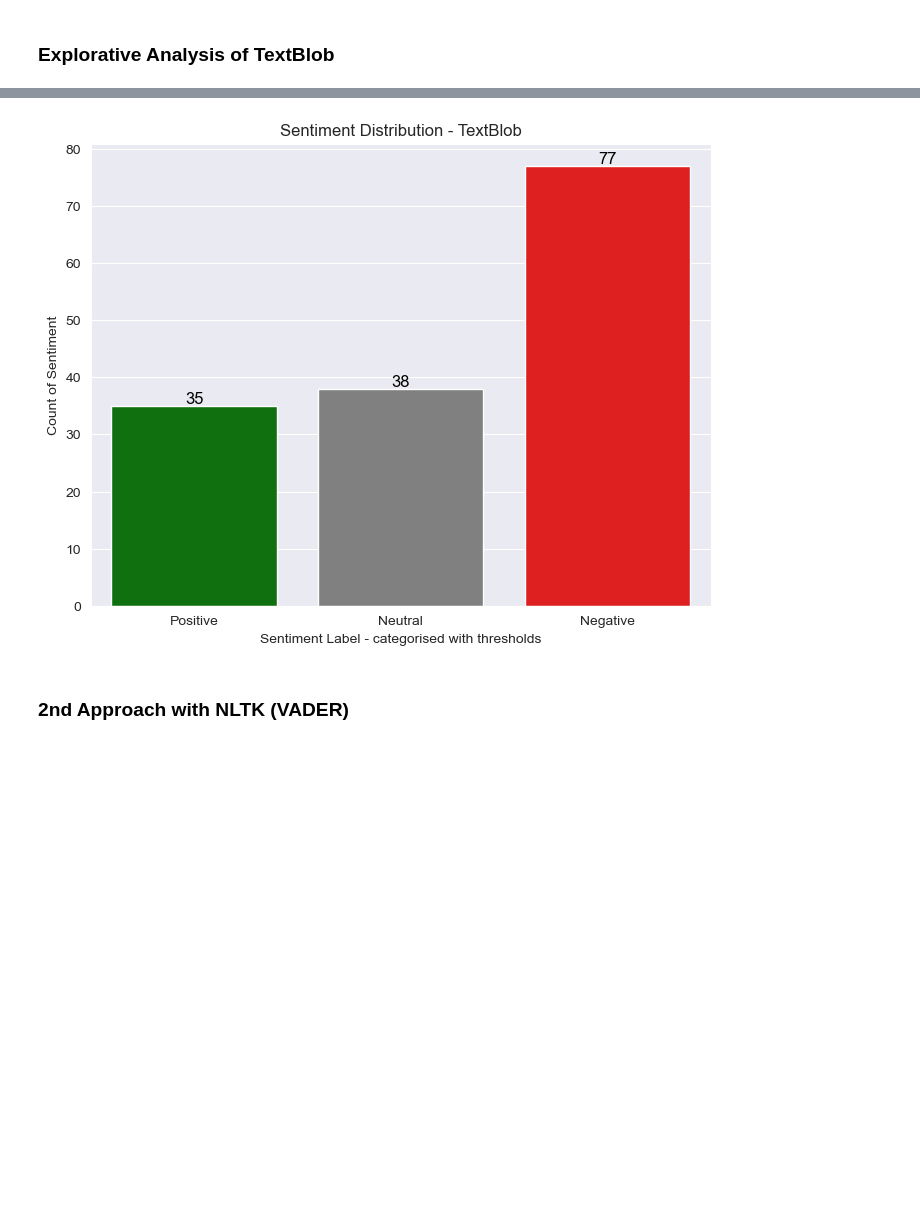
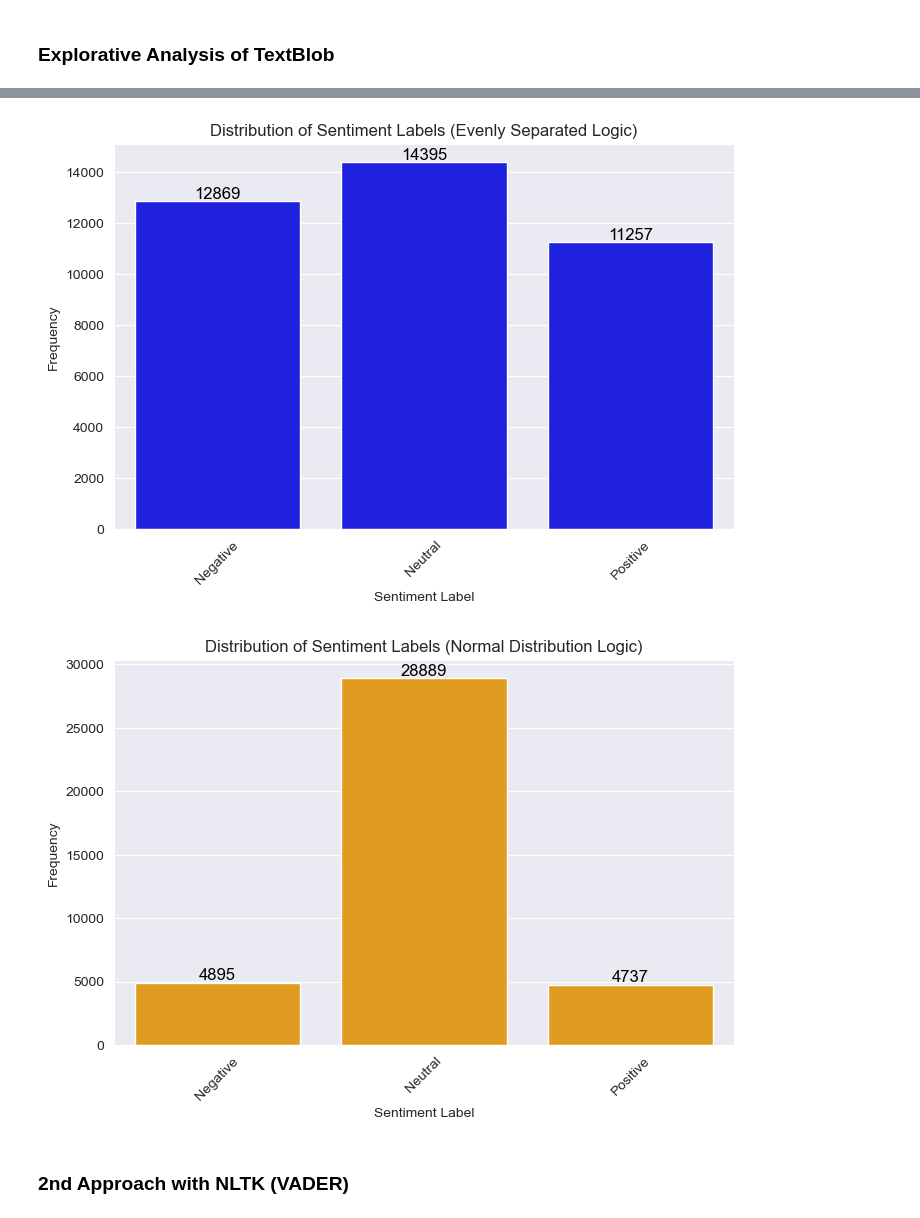
Before and after one commit to M-Mcknsn/NAK-Text-Analytics, a Jupyter notebook: src/sentiment_analysis.ipynb, the cells around one changed output, grey strips where cells are left out. Cells and saved outputs as stored; diff of their text form; code cells hidden in the pictures; blank space fills up the shorter version.

```diff
--- a/src/sentiment_analysis.ipynb
+++ b/src/sentiment_analysis.ipynb
@@ -83,11 +87,11 @@ if not os.path.exists(output_folder):
 # %%
 # Load the CSV file from the data cleaning part
 
-csv_file_path = 'data/transfer/cleaned_articles_v1.csv' # define the path of the input csv file
+csv_file_path_even_3 = 'data/transfer/cleaned_articles_gleichverteilt_3.csv' # define the path of the input csv file
 
 # Load the data set, with the option of defining only a subset of the data (first x rows as an example). This way we can test ALL our approaches first and see some first results. Just use parameter "nrows=x". Total row number of the input is around 23.500.
-df = pd.read_csv(csv_file_path, encoding='utf-8', quoting=csv.QUOTE_ALL, nrows=150) # ensuring the right encoding as in the csv file we still encounter incorrectly encoded special characters
-total_rows = len(df) #define total rows
+df = pd.read_csv(csv_file_path_even_3, encoding='utf-8', quoting=csv.QUOTE_ALL) # ensuring the right encoding as in the csv file we still encounter incorrectly encoded special characters
+total_rows = len(df) # define total rows, used for progress prints in the analysis methods
 
 # Add a new column 'Row_Number' with the row number as the merge key for later
 #df['Row_Number'] = range(1, len(df) + 1)
@@ -99,9 +103,8 @@ df.insert(0, 'Row_Number', range(1, len(df) + 1))
 print(df)
 
 # Create separate data frame copies for the sentiment analysis approaches
-df_textblob = df.copy()       # For TextBlob approach
-df_nltk = df.copy()           # For NLTK approach
-df_bert_large = df.copy()     # for BERT approach with BERT-large
-df_bert_roberta = df.copy()   # for BERT approach with RoBERTa
-df_longformer = df.copy()  # for BERT approach with Longform
+df_textblob = df.copy()             # For TextBlob approach
+df_nltk = df.copy()                 # For NLTK approach
+df_bert_large = df.copy()           # for BERT approach with BERT-large
+df_german_sentiment = df.copy()     # for German Sentiment approach (based on BERT)
 # %% [output]
@@ -294,30 +278,39 @@ plt.show()
-# %%
-# Plot regarding the labels
-
-# Count the occurrences of each sentiment label
-sentiment_counts = df_textblob['TextBlob_Sentiment_Label'].value_counts()
-
-# Define the order of sentiment categories
-sentiment_order = ['Positive', 'Neutral', 'Negative']
-
-# Define colors for the sentiment categories
-colors = {'Positive': 'green', 'Neutral': 'gray', 'Negative': 'red'}
-
-# Create a bar plot (histogram) for sentiment distribution with correct colors and order
-plt.figure(figsize=(8, 6))
-sns.set_palette([colors[s] for s in sentiment_order])
-ax = sns.barplot(x=sentiment_counts.index, y=sentiment_counts.values, order=sentiment_order)
-plt.title('Sentiment Distribution - TextBlob')
-plt.xlabel('Sentiment Label - categorised with thresholds')
-plt.ylabel('Count of Sentiment')
-
-# Add labels with integer values of counts to the bars
-for p in ax.patches:
-    ax.annotate(f'{int(p.get_height())}', (p.get_x() + p.get_width() / 2., p.get_height()), ha='center', va='center', fontsize=12, color='black', xytext=(0, 5), textcoords='offset points')
-
-plt.show()
-# %% [output]
-[figure, removed]
+# %%
+# Define the order of sentiment labels
+sentiment_order = ['Negative', 'Neutral', 'Positive']
+
+# Create a countplot with a single color for all bars for Evenly Separated Logic
+plt.figure(figsize=(8, 5))
+ax = sns.countplot(data=df_textblob, x='Evenly_Separated_Label', color='blue', order=sentiment_order)
+plt.xlabel('Sentiment Label')
+plt.ylabel('Frequency')
+plt.title('Distribution of Sentiment Labels (Evenly Separated Logic)')
+plt.xticks(rotation=45)  # Rotate x-axis labels for better readability
+
+# Add the actual frequency values on top of the bars without decimal values
+for p in ax.patches:
+    ax.annotate(f'{int(p.get_height())}', (p.get_x() + p.get_width() / 2., p.get_height()),
+                ha='center', va='bottom', fontsize=12, color='black')
+
+plt.show()
+
+# Create a countplot with a single color for all bars for Normal Distribution Logic
+plt.figure(figsize=(8, 5))
+ax = sns.countplot(data=df_textblob, x='Normal_Distribution_Label', color='orange', order=sentiment_order)
+plt.xlabel('Sentiment Label')
+plt.ylabel('Frequency')
+plt.title('Distribution of Sentiment Labels (Normal Distribution Logic)')
+plt.xticks(rotation=45)  # Rotate x-axis labels for better readability
+
+# Add the actual frequency values on top of the bars without decimal values
+for p in ax.patches:
+    ax.annotate(f'{int(p.get_height())}', (p.get_x() + p.get_width() / 2., p.get_height()),
+                ha='center', va='bottom', fontsize=12, color='black')
+
+plt.show()
+# %% [output]
+[figure, added]
+[figure, added]
 # %% [markdown]
 ### 2nd Approach with NLTK (VADER)
 # %%
```
Also changed, not shown: parts of 35 cells of this notebook, 10 other files.
